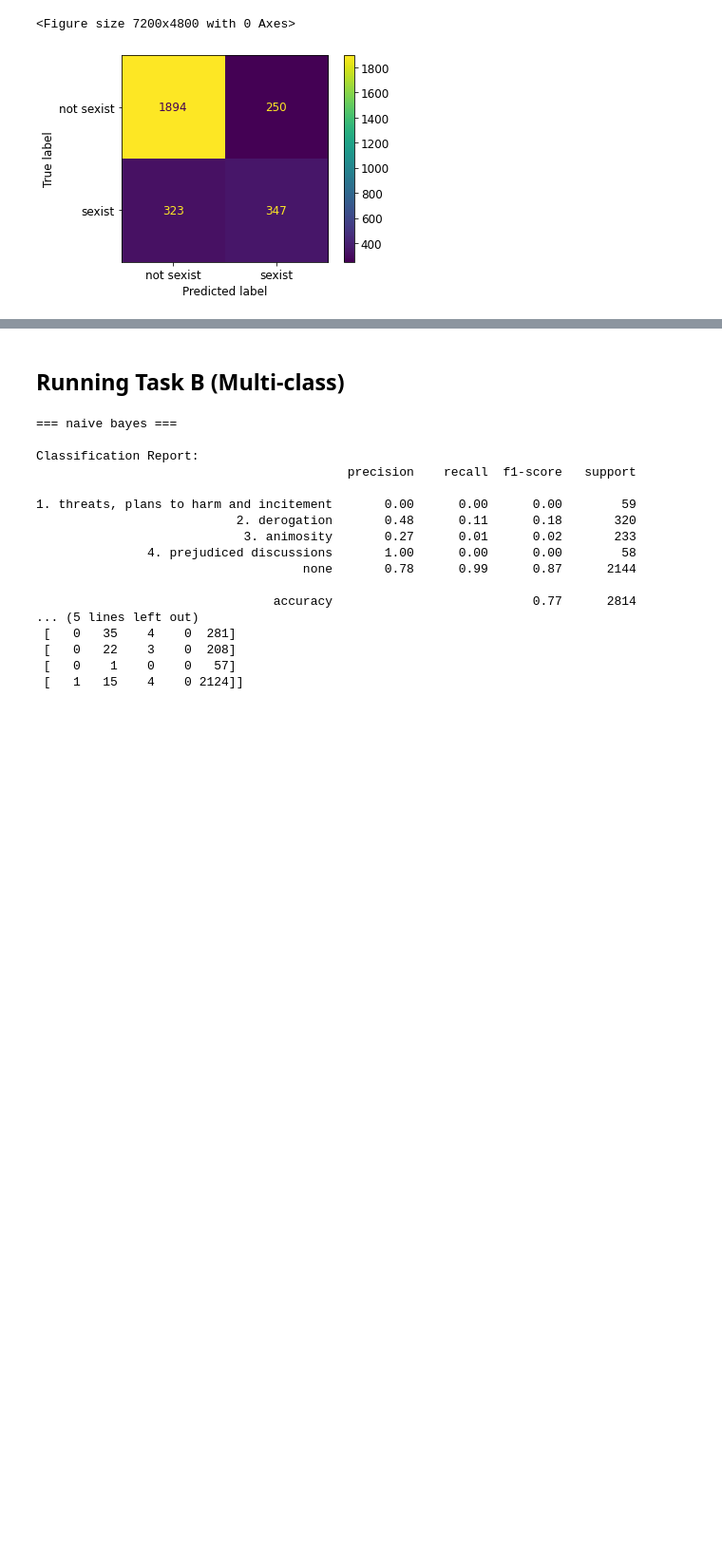
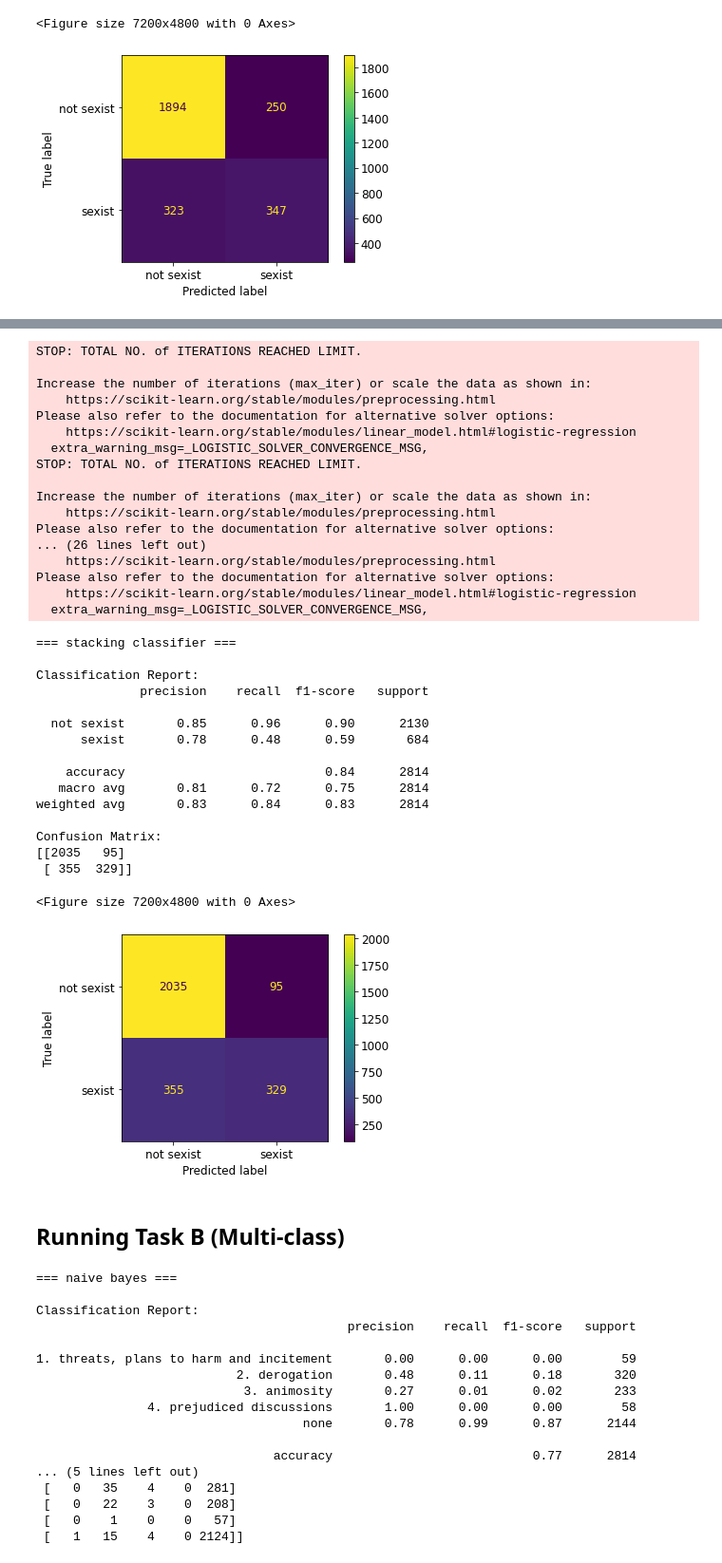
Before and after one commit to Awolters123/shared-task-IS, a Jupyter notebook: Shared_task_IS.ipynb, the cells around one changed output, grey strips where cells are left out. Shown at 95% size. Drawn from its saved outputs; the diff is of its cells as text; code cells hidden in the pictures; blank space fills up the shorter version.

Commit message:
added stacking and lin reg

```diff
--- a/Shared_task_IS.ipynb
+++ b/Shared_task_IS.ipynb
@@ -146,3 +162,24 @@ def decision_tree_train(xtrain, ytrain, xdev, ydev, le, task_name):
+# %%
+from sklearn.ensemble import StackingClassifier
+
+def stacking_classifier(xtrain, ytrain, xdev, ydev, le, task_name):
+  model_name = "stacking classifier"
+
+  estimators = [('dt', DecisionTreeClassifier()),('svc', SVC(kernel='linear')),('nb', MultinomialNB()),('lr', LogisticRegression())]
+  model = StackingClassifier(estimators=estimators, final_estimator=LogisticRegression())
+
+
+  vec = CountVectorizer()
+
+  vec.fit(xtrain, xdev)
+  xtrain_enc = vec.transform(xtrain)
+  xdev_enc = vec.transform(xdev)
+
+  model.fit(xtrain_enc, ytrain)
+  pred = model.predict(xdev_enc)
+  pred = le.inverse_transform(pred)
+
+  report(model_name, ydev, pred, task_name)
 # %% [markdown]
 ## Running Task A (Binary)
 # %%
@@ -234,3 +298,40 @@ Confusion Matrix:
+# %%
+stacking_classifier(X_train_a, y_train_a, X_test_a, y_test_a, le, task_name)
+# %% [output]
+STOP: TOTAL NO. of ITERATIONS REACHED LIMIT.
+
+Increase the number of iterations (max_iter) or scale the data as shown in:
+    https://scikit-learn.org/stable/modules/preprocessing.html
+Please also refer to the documentation for alternative solver options:
+    https://scikit-learn.org/stable/modules/linear_model.html#logistic-regression
+  extra_warning_msg=_LOGISTIC_SOLVER_CONVERGENCE_MSG,
+STOP: TOTAL NO. of ITERATIONS REACHED LIMIT.
+
+Increase the number of iterations (max_iter) or scale the data as shown in:
+    https://scikit-learn.org/stable/modules/preprocessing.html
+Please also refer to the documentation for alternative solver options:
+... (26 lines left out)
+    https://scikit-learn.org/stable/modules/preprocessing.html
+Please also refer to the documentation for alternative solver options:
+    https://scikit-learn.org/stable/modules/linear_model.html#logistic-regression
+  extra_warning_msg=_LOGISTIC_SOLVER_CONVERGENCE_MSG,
+=== stacking classifier ===
+
+Classification Report:
+              precision    recall  f1-score   support
+
+  not sexist       0.85      0.96      0.90      2130
+      sexist       0.78      0.48      0.59       684
+
+    accuracy                           0.84      2814
+   macro avg       0.81      0.72      0.75      2814
+weighted avg       0.83      0.84      0.83      2814
+
+Confusion Matrix:
+[[2035   95]
+ [ 355  329]]
+<Figure size 7200x4800 with 0 Axes>
+[figure, added]
 # %% [markdown]
 ## Running Task B (Multi-class)
 # %%
```
Also changed, not shown: parts of 7 cells of this notebook.
